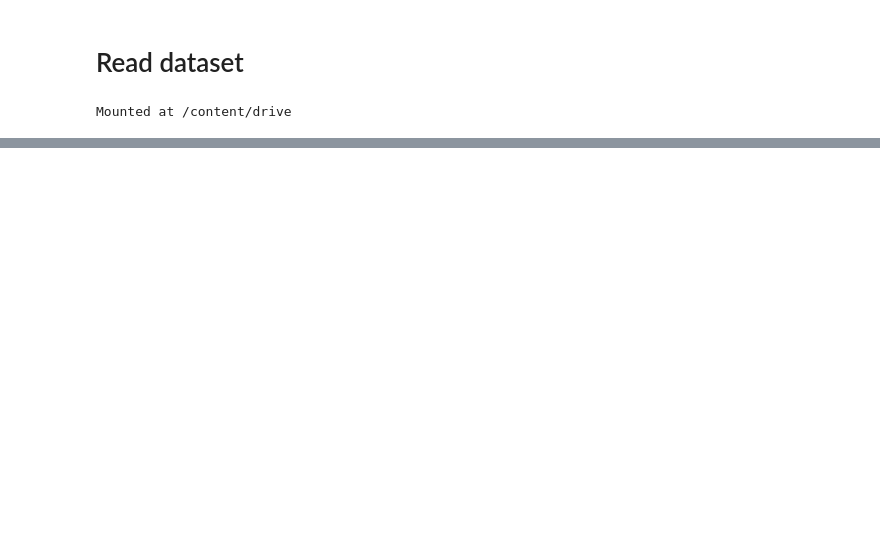
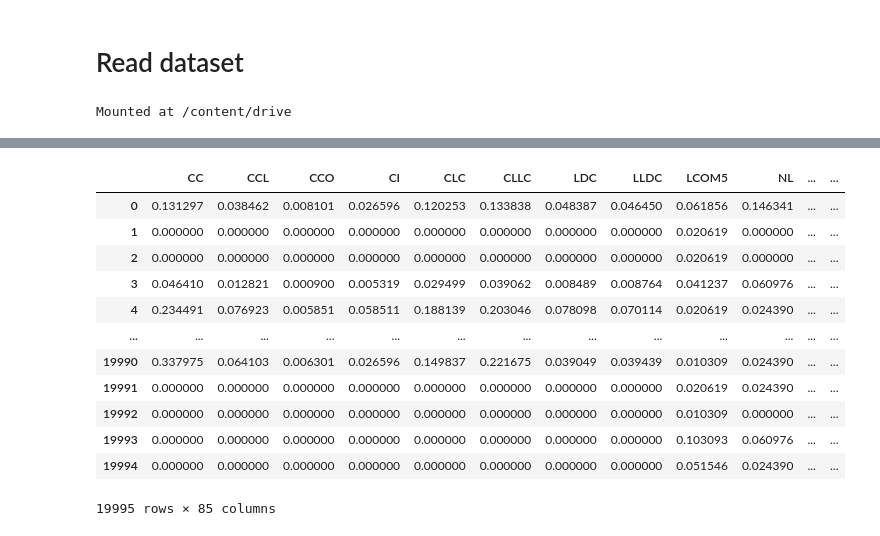
Before and after one commit to vajihe-ameri/predict-software-bugs-in-java-classes, a Jupyter notebook: decision_tree.ipynb, the cells around one changed output, grey strips where cells are left out. Drawn from its saved outputs; the diff is of its cells as text; code cells hidden in the pictures; blank space fills up the shorter version.

```diff
--- a/decision_tree.ipynb
+++ b/decision_tree.ipynb
@@ -24,0 +58,17 @@ Mounted at /content/drive
+# %%
+train_features = pd.read_csv("/content/drive/MyDrive/new_df/train_set.csv");
+train_features
+# %% [output]
+|  | CC | CCL | CCO | CI | CLC | CLLC | LDC | LLDC | LCOM5 | NL | ... | ... |
+| 0 | 0.131297 | 0.038462 | 0.008101 | 0.026596 | 0.120253 | 0.133838 | 0.048387 | 0.046450 | 0.061856 | 0.146341 | ... | ... |
+| 1 | 0.000000 | 0.000000 | 0.000000 | 0.000000 | 0.000000 | 0.000000 | 0.000000 | 0.000000 | 0.020619 | 0.000000 | ... | ... |
+| 2 | 0.000000 | 0.000000 | 0.000000 | 0.000000 | 0.000000 | 0.000000 | 0.000000 | 0.000000 | 0.020619 | 0.000000 | ... | ... |
+| 3 | 0.046410 | 0.012821 | 0.000900 | 0.005319 | 0.029499 | 0.039062 | 0.008489 | 0.008764 | 0.041237 | 0.060976 | ... | ... |
+| 4 | 0.234491 | 0.076923 | 0.005851 | 0.058511 | 0.188139 | 0.203046 | 0.078098 | 0.070114 | 0.020619 | 0.024390 | ... | ... |
+| ... | ... | ... | ... | ... | ... | ... | ... | ... | ... | ... | ... | ... |
+| 19990 | 0.337975 | 0.064103 | 0.006301 | 0.026596 | 0.149837 | 0.221675 | 0.039049 | 0.039439 | 0.010309 | 0.024390 | ... | ... |
+| 19991 | 0.000000 | 0.000000 | 0.000000 | 0.000000 | 0.000000 | 0.000000 | 0.000000 | 0.000000 | 0.020619 | 0.024390 | ... | ... |
+| 19992 | 0.000000 | 0.000000 | 0.000000 | 0.000000 | 0.000000 | 0.000000 | 0.000000 | 0.000000 | 0.010309 | 0.000000 | ... | ... |
+| 19993 | 0.000000 | 0.000000 | 0.000000 | 0.000000 | 0.000000 | 0.000000 | 0.000000 | 0.000000 | 0.103093 | 0.060976 | ... | ... |
+| 19994 | 0.000000 | 0.000000 | 0.000000 | 0.000000 | 0.000000 | 0.000000 | 0.000000 | 0.000000 | 0.051546 | 0.024390 | ... | ... |
+19995 rows × 85 columns
```
Also changed, not shown: parts of 10 cells of this notebook.
